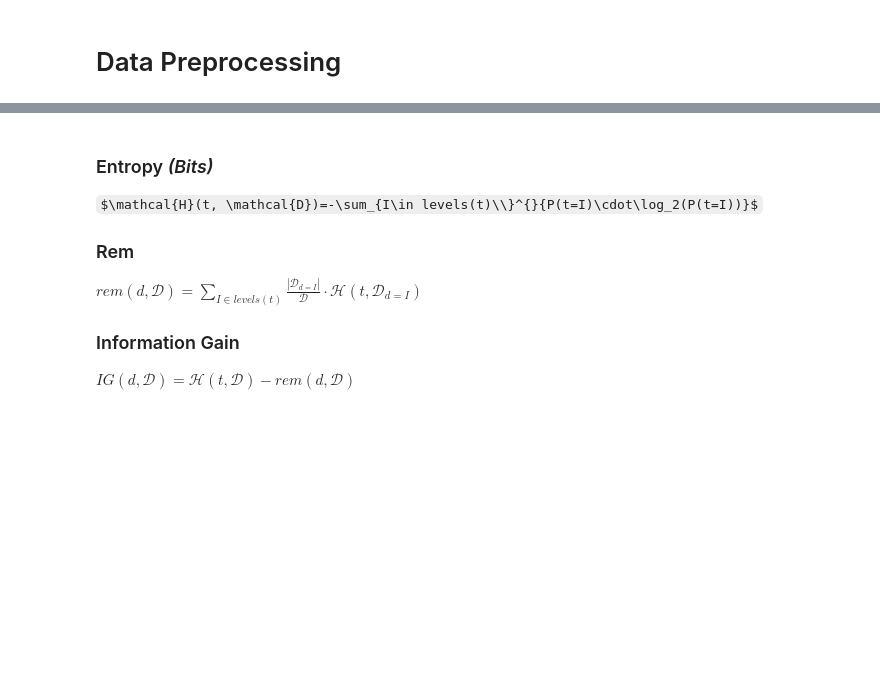
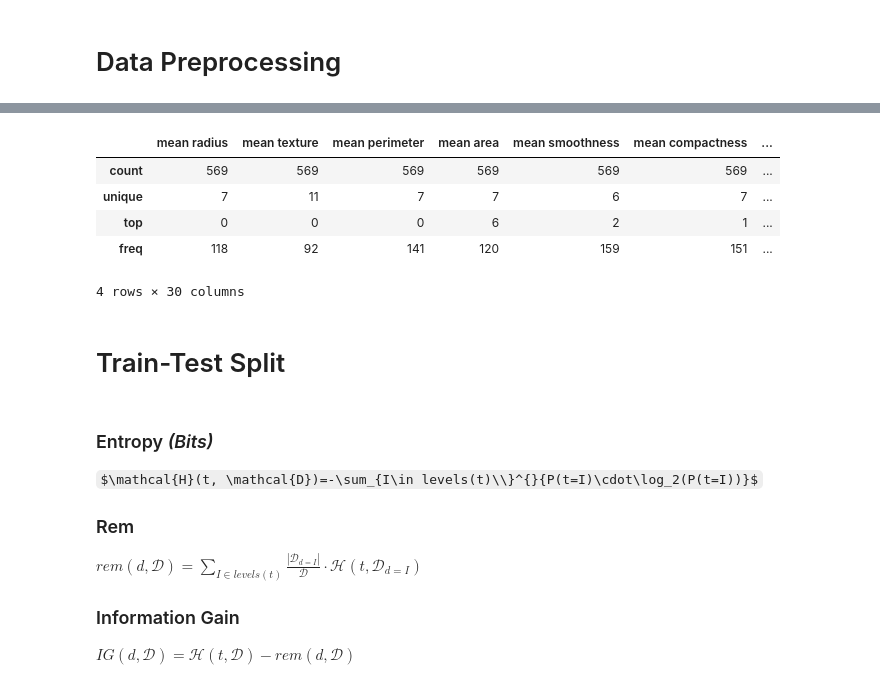
Before and after one commit to duong-jason/CPSC-474, a Jupyter notebook: MPI_Random_Forest.ipynb, the cells around one changed output, grey strips where cells are left out. Saved outputs shown, nothing was run; the diff lists cells and outputs as text; code cells hidden in the pictures; some formulas as TeX source; blank space fills up the shorter version.

```diff
--- a/MPI_Random_Forest.ipynb
+++ b/MPI_Random_Forest.ipynb
@@ -47,3 +67,14 @@ for d in ['mean concavity', 'mean concave points', 'concavity error', 'concave p
+# %%
+X.describe()
+# %% [output]
+|  | mean radius | mean texture | mean perimeter | mean area | mean smoothness | mean compactness | ... |
+| count | 569 | 569 | 569 | 569 | 569 | 569 | ... |
+| unique | 7 | 11 | 7 | 7 | 6 | 7 | ... |
+| top | 0 | 0 | 0 | 6 | 2 | 1 | ... |
+| freq | 118 | 92 | 141 | 120 | 159 | 151 | ... |
+4 rows × 30 columns
+# %% [markdown]
+# Train-Test Split
 # %%
 from sklearn.model_selection import train_test_split
 X_train, X_test, y_train, y_test = train_test_split(X, y, test_size=0.20)
```
Also changed, not shown: parts of 6 cells of this notebook, 1 other file.
